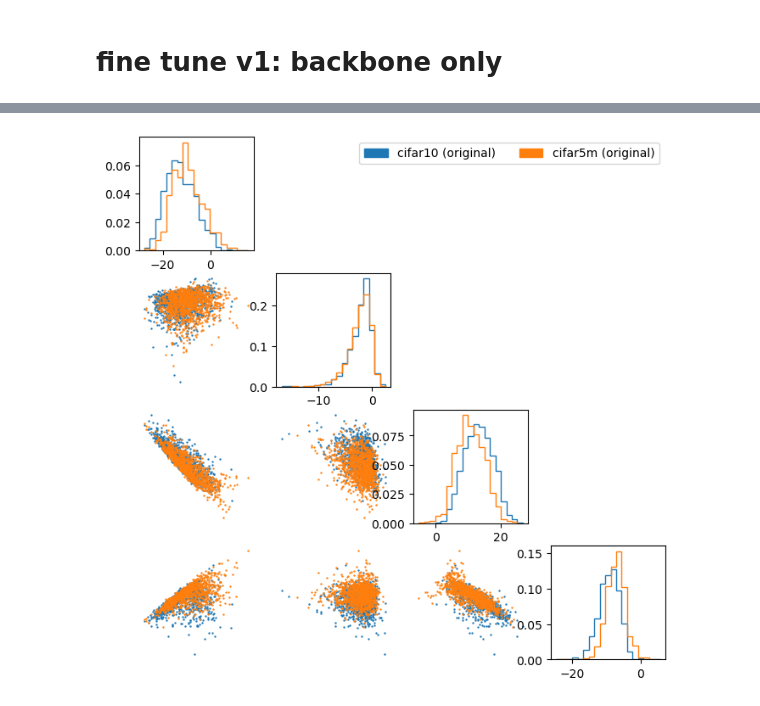
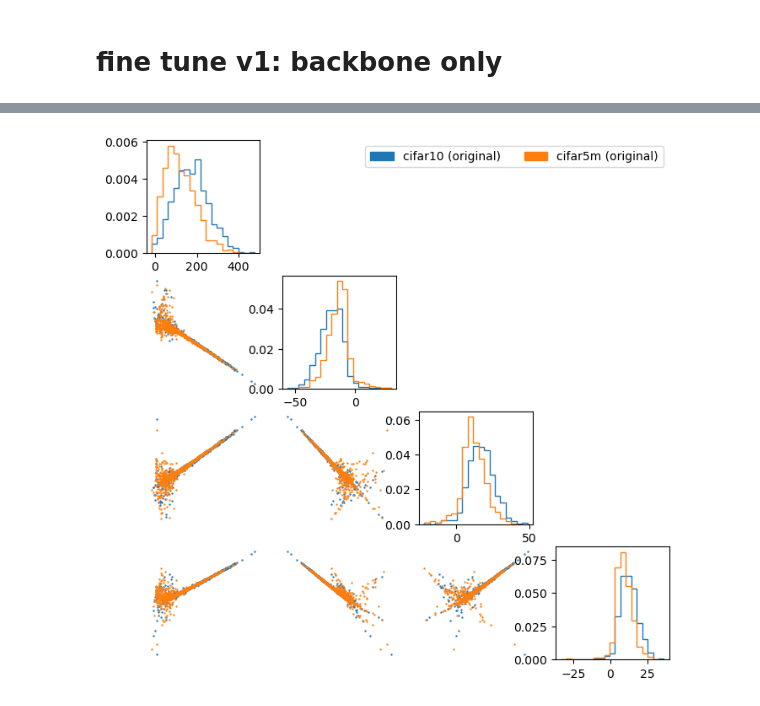
Before and after one commit to chreissel/phlab-neurips25, a Jupyter notebook: experiments/cifar10/cifar10.ipynb, the cells around one changed output, grey strips where cells are left out. Saved outputs shown, nothing was run; the diff lists cells and outputs as text; code cells hidden in the pictures.

Commit message:
newer cifar10 notebook

```diff
--- a/experiments/cifar10/cifar10.ipynb
+++ b/experiments/cifar10/cifar10.ipynb
@@ -28,5 +31,6 @@ from utils.plotting import make_corner
 # %%
-CHECKPOINT = '/n/home11/sambt/phlab-neurips25/runs/cifar10_simCLR_ResNet50_T0.5/lightning_logs/o1t4hdp7/checkpoints/epoch=8-step=441.ckpt'
+#CHECKPOINT = '/n/home11/sambt/phlab-neurips25/runs/cifar10_simCLR_ResNet50_T0.5/lightning_logs/o1t4hdp7/checkpoints/epoch=8-step=441.ckpt'
+CHECKPOINT = '/n/home11/sambt/phlab-neurips25/runs/cifar10_simCLR_ResNet50_T0.5/lightning_logs/qdcc0he3/checkpoints/epoch=15-step=1408.ckpt'
 # %% [markdown]
 # evaluate pre-trained model; train classifier on embeddings
 # %%
@@ -239,11 +247,21 @@ tuner = SimCLRModel.load_from_checkpoint(CHECKPOINT)
 # %%
-cifar = CIFAR10Dataset("resnet50",num_workers=2,batch_size=1024)
+EXCLUDE_CLASSES = [9]
+
+cifar = CIFAR10Dataset("resnet50",exclude_classes=EXCLUDE_CLASSES,num_workers=2,batch_size=1024)
 cifar_train_dataset = cifar.train_dataset
 cifar_test_dataset = cifar.test_dataset
 
 cifar5m_preds = np.load("cifar5m_classifierPreds_hueJitterNeg0p1_file0.npy")
+cifar5m_probs = F.softmax(torch.tensor(cifar5m_preds),dim=1).numpy()
 hue_transform = v2.ColorJitter(hue=(-0.2,-0.2))
-cifar5m_full = CIFAR5MDataset("resnet50",[0],[(None,None)],grayscale=False,custom_pre_transforms=[hue_transform])
+cifar5m_full = CIFAR5MDataset("resnet50",[0],[(None,None)],exclude_classes=EXCLUDE_CLASSES,
+                              grayscale=False,custom_pre_transforms=[hue_transform])
+# %%
+mask = np.isin(cifar5m_full.labels,EXCLUDE_CLASSES,invert=True)
+mask = mask & (np.argmax(cifar5m_probs,axis=1) != 9)
+cifar5m_full = cifar5m_full.subselection(mask)
+cifar5m_preds = cifar5m_preds[mask]
+cifar5m_probs = cifar5m_probs[mask]
 # %%
 nchunk = int(0.8 * len(cifar5m_preds))
 
@@ -535,15 +565,15 @@ cifar5m_test_preds_tune = np.concatenate(cifar5m_test_preds_tune)
 # %%
 # pre-tune
 
 from utils.plotting import make_corner
-sel_label=1
+sel_label=4
 regular = cifar_embeds_pretune[cifar_labels_pretune==sel_label]
 shift = cifar5m_test_embed_pretune[cifar5m_test_labels_pretune==sel_label]
 make_corner(np.concatenate([regular,shift],axis=0),
             labels=np.concatenate([np.zeros(len(regular)),np.ones(len(shift))]),
             label_names={0:"cifar10 (original)",1:"cifar5m (original)"})
 # %% [output]
-[figure, old version]
+[figure, new version]
 # %%
 # full space pre-tune
 
```
Also changed, not shown: parts of 21 cells of this notebook, 6 other files.
